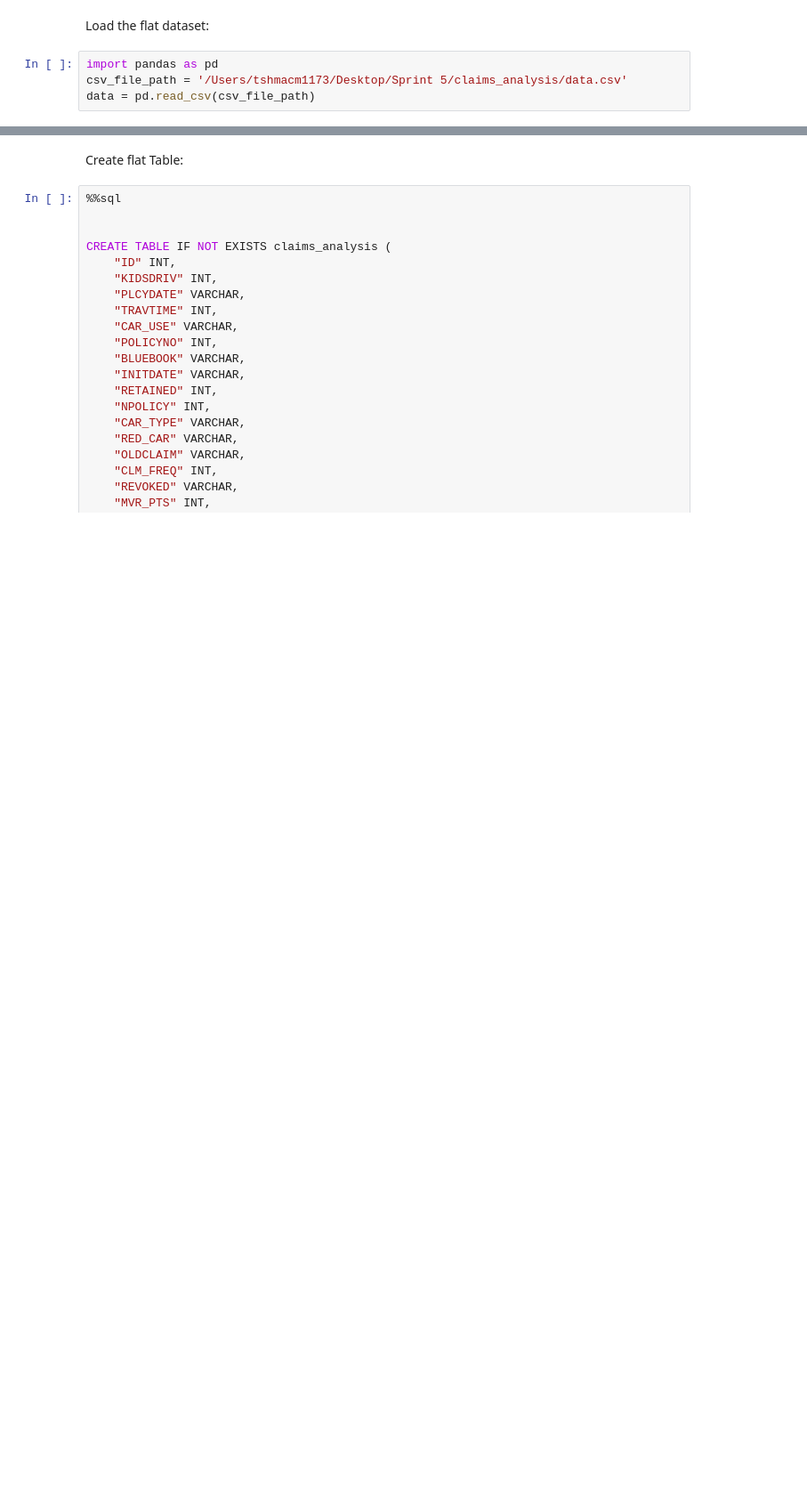
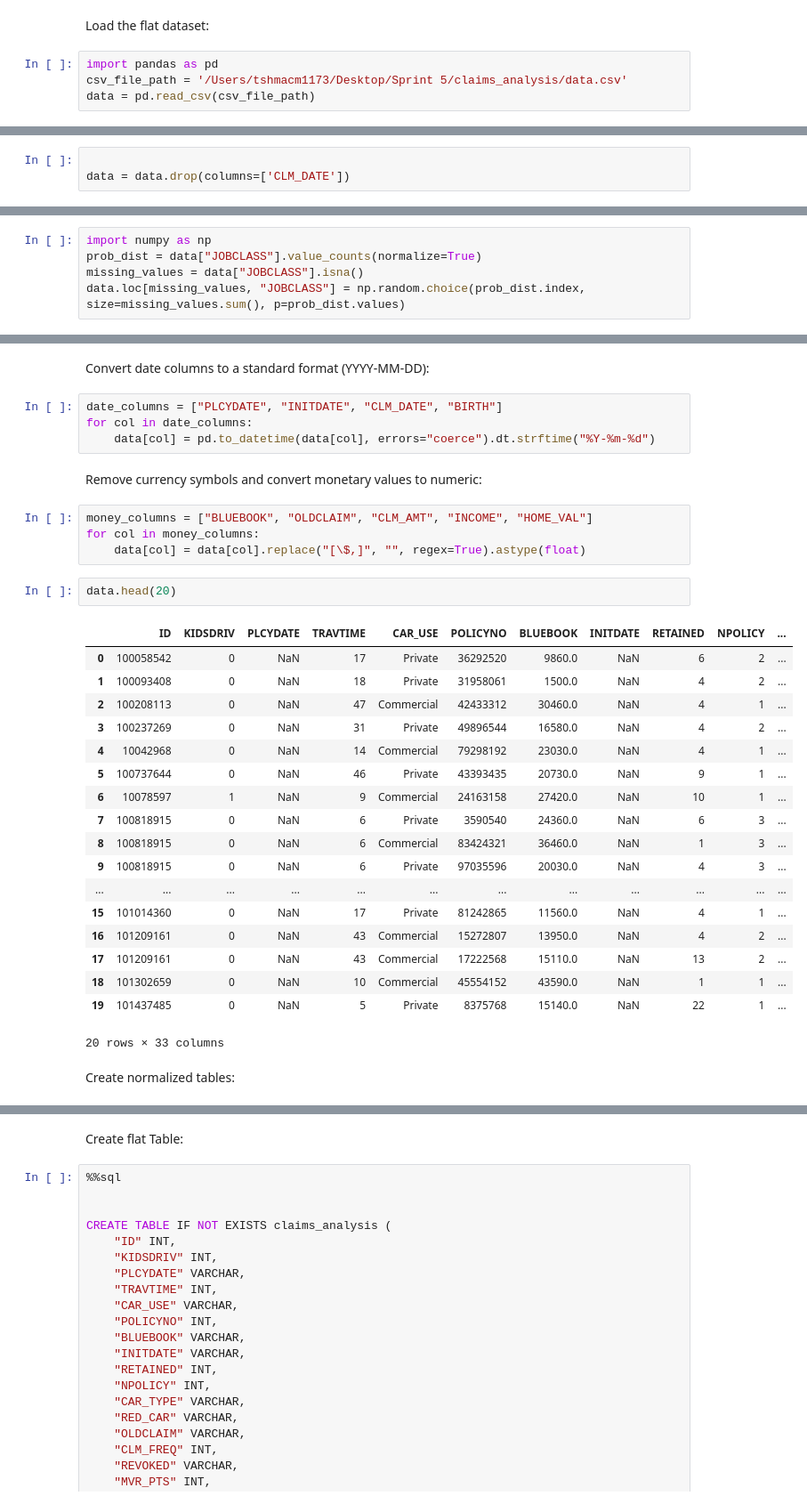
Before and after one commit to The-DigitalAcademy/claims_analysis, a Jupyter notebook: ImportData.ipynb, the cells around one changed output, grey strips where cells are left out. Shown at 89% size. Saved outputs shown, nothing was run; the diff lists cells and outputs as text; blank space fills up the shorter version.

```diff
--- a/ImportData.ipynb
+++ b/ImportData.ipynb
@@ -150,0 +65,3 @@ data.shape
+# %%
+
+data = data.drop(columns=['CLM_DATE'])
@@ -150,0 +105,5 @@ data.shape
+# %%
+import numpy as np
+prob_dist = data["JOBCLASS"].value_counts(normalize=True)
+missing_values = data["JOBCLASS"].isna()
+data.loc[missing_values, "JOBCLASS"] = np.random.choice(prob_dist.index, size=missing_values.sum(), p=prob_dist.values)
@@ -150,0 +166,35 @@ data.shape
+# %% [markdown]
+Convert date columns to a standard format (YYYY-MM-DD):
+# %%
+date_columns = ["PLCYDATE", "INITDATE", "CLM_DATE", "BIRTH"]
+for col in date_columns:
+    data[col] = pd.to_datetime(data[col], errors="coerce").dt.strftime("%Y-%m-%d")
+# %% [markdown]
+Remove currency symbols and convert monetary values to numeric:
+# %%
+money_columns = ["BLUEBOOK", "OLDCLAIM", "CLM_AMT", "INCOME", "HOME_VAL"]
+for col in money_columns:
+    data[col] = data[col].replace("[\$,]", "", regex=True).astype(float)
+# %%
+data.head(20)
+# %% [output]
+|  | ID | KIDSDRIV | PLCYDATE | TRAVTIME | CAR_USE | POLICYNO | BLUEBOOK | INITDATE | RETAINED | NPOLICY | ... |
+| 0 | 100058542 | 0 | NaN | 17 | Private | 36292520 | 9860.0 | NaN | 6 | 2 | ... |
+| 1 | 100093408 | 0 | NaN | 18 | Private | 31958061 | 1500.0 | NaN | 4 | 2 | ... |
+| 2 | 100208113 | 0 | NaN | 47 | Commercial | 42433312 | 30460.0 | NaN | 4 | 1 | ... |
+| 3 | 100237269 | 0 | NaN | 31 | Private | 49896544 | 16580.0 | NaN | 4 | 2 | ... |
+| 4 | 10042968 | 0 | NaN | 14 | Commercial | 79298192 | 23030.0 | NaN | 4 | 1 | ... |
+| 5 | 100737644 | 0 | NaN | 46 | Private | 43393435 | 20730.0 | NaN | 9 | 1 | ... |
+| 6 | 10078597 | 1 | NaN | 9 | Commercial | 24163158 | 27420.0 | NaN | 10 | 1 | ... |
+| 7 | 100818915 | 0 | NaN | 6 | Private | 3590540 | 24360.0 | NaN | 6 | 3 | ... |
+| 8 | 100818915 | 0 | NaN | 6 | Commercial | 83424321 | 36460.0 | NaN | 1 | 3 | ... |
+| 9 | 100818915 | 0 | NaN | 6 | Private | 97035596 | 20030.0 | NaN | 4 | 3 | ... |
+| ... | ... | ... | ... | ... | ... | ... | ... | ... | ... | ... | ... |
+| 15 | 101014360 | 0 | NaN | 17 | Private | 81242865 | 11560.0 | NaN | 4 | 1 | ... |
+| 16 | 101209161 | 0 | NaN | 43 | Commercial | 15272807 | 13950.0 | NaN | 4 | 2 | ... |
+| 17 | 101209161 | 0 | NaN | 43 | Commercial | 17222568 | 15110.0 | NaN | 13 | 2 | ... |
+| 18 | 101302659 | 0 | NaN | 10 | Commercial | 45554152 | 43590.0 | NaN | 1 | 1 | ... |
+| 19 | 101437485 | 0 | NaN | 5 | Private | 8375768 | 15140.0 | NaN | 22 | 1 | ... |
+20 rows × 33 columns
+# %% [markdown]
+Create normalized tables:
```
Also changed, not shown: parts of 27 cells of this notebook, 1 other file.
